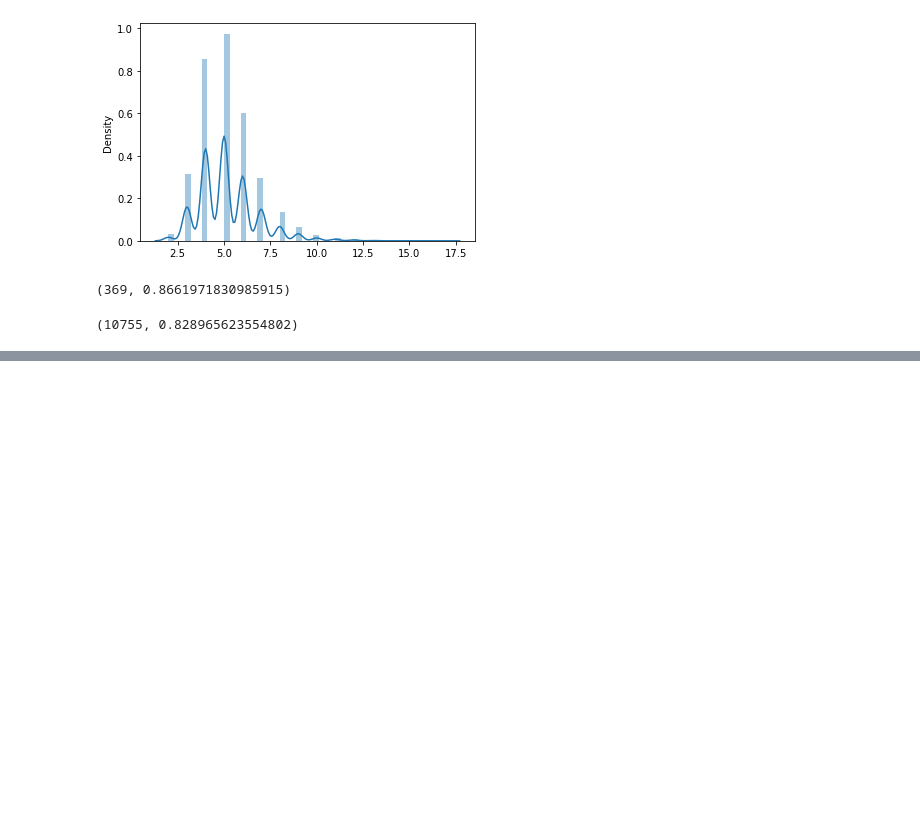
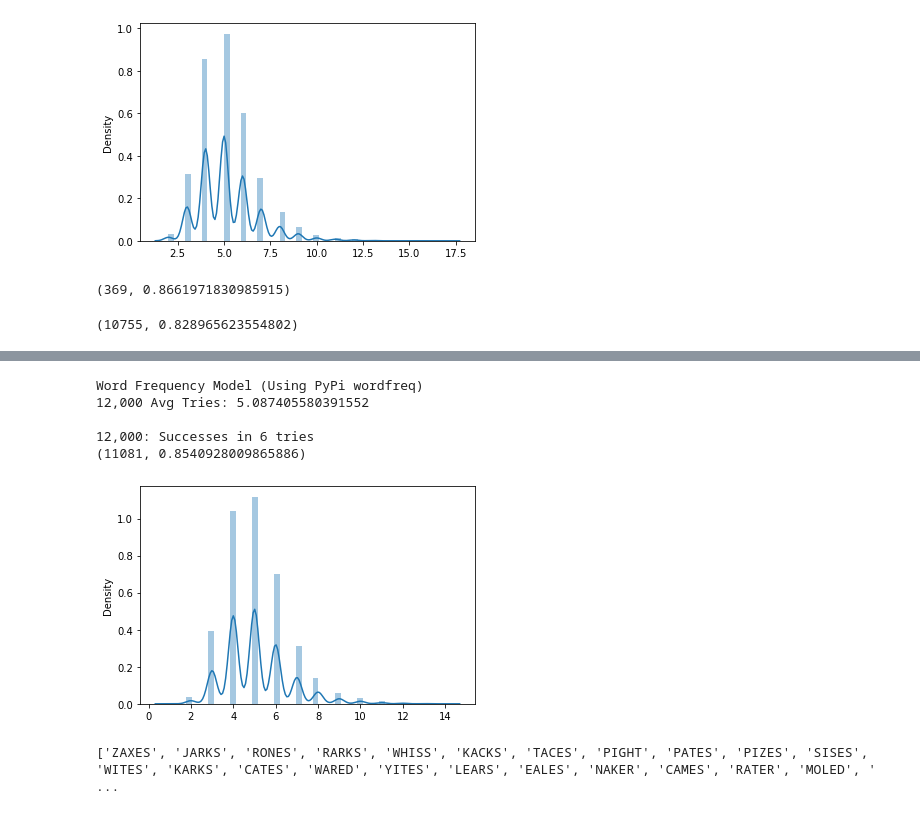
Before and after one commit to AdityaPandey0901/WordleBot, a Jupyter notebook: World Simple EDA + Sim.ipynb, the cells around one changed output, grey strips where cells are left out. Cells and saved outputs as stored; diff of their text form; code cells hidden in the pictures; blank space fills up the shorter version.

```diff
--- a/World Simple EDA + Sim.ipynb
+++ b/World Simple EDA + Sim.ipynb
@@ -284,0 +390,19 @@ print(historicals_txt.split(" "))
+# %%
+Hist_Avg_Tries=Any_Tries_Test2(words)[0]
+sns.distplot(Hist_Avg_Tries)
+print('Word Frequency Model (Using PyPi wordfreq)')
+print('12,000 Avg Tries: ' + str(np.mean(Hist_Avg_Tries)))
+print()
+print('12,000: Successes in 6 tries')
+print(Six_Tries_Test2(words))
+# %% [output]
+Word Frequency Model (Using PyPi wordfreq)
+12,000 Avg Tries: 5.087405580391552
+
+12,000: Successes in 6 tries
+(11081, 0.8540928009865886)
+[figure, added]
+# %%
+print(Any_Tries_Test2(words)[1])
+# %% [output]
+['ZAXES', 'JARKS', 'RONES', 'RARKS', 'WHISS', 'KACKS', 'TACES', 'PIGHT', 'PATES', 'PIZES', 'SISES', 'WITES', 'KARKS', 'CATES', 'WARED', 'YITES', 'LEARS', 'EALES', 'NAKER', 'CAMES', 'RATER', 'MOLED', ' ...
```
Also changed, not shown: parts of 7 cells of this notebook.
